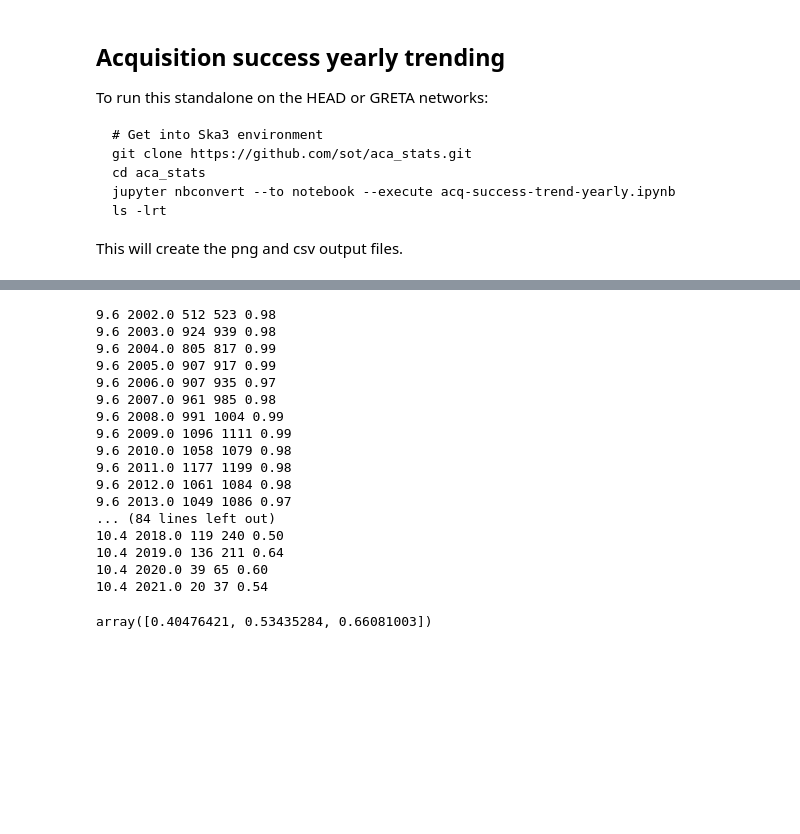
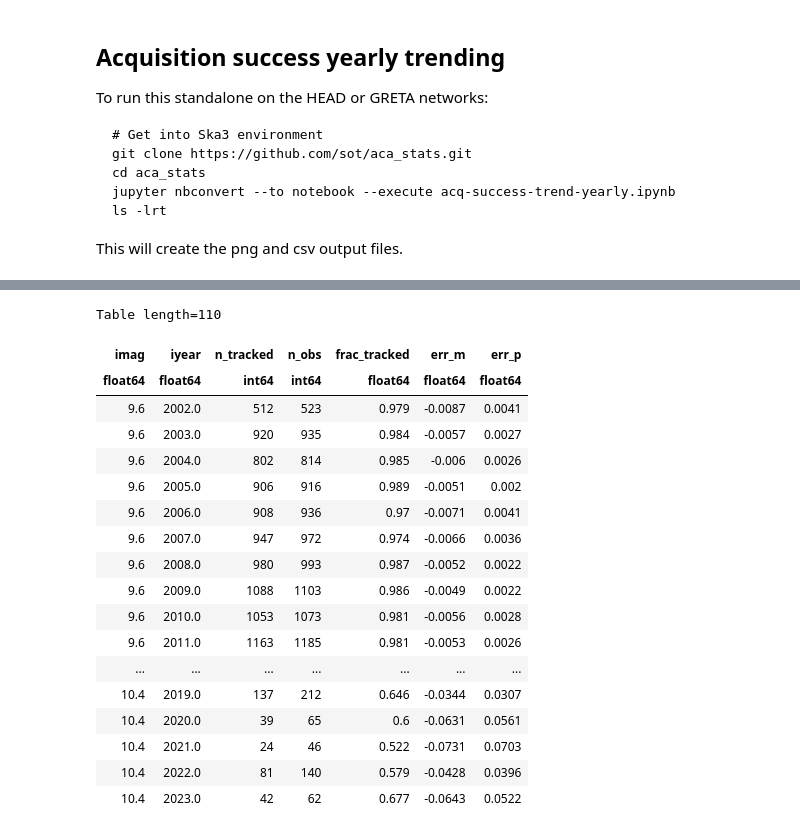
Before and after one commit to sot/aca_stats, a Jupyter notebook: acq-success-trend-yearly.ipynb, the cells around one changed output, grey strips where cells are left out. Cells and saved outputs as stored; diff of their text form; code cells hidden in the pictures; blank space fills up the shorter version.

```diff
--- a/acq-success-trend-yearly.ipynb
+++ b/acq-success-trend-yearly.ipynb
@@ -70,29 +70,45 @@ len(sg.groups)
-# %%
-for grp in sg.groups:
-    print(grp['imag'][0], grp['iyear'][0], np.sum(grp['star_tracked']), len(grp),
-          '{:.2f}'.format(np.sum(grp['star_tracked']) / len(grp)))
-# %% [output]
-9.6 2002.0 512 523 0.98
-9.6 2003.0 924 939 0.98
-9.6 2004.0 805 817 0.99
-9.6 2005.0 907 917 0.99
-9.6 2006.0 907 935 0.97
-9.6 2007.0 961 985 0.98
-9.6 2008.0 991 1004 0.99
-9.6 2009.0 1096 1111 0.99
-9.6 2010.0 1058 1079 0.98
-9.6 2011.0 1177 1199 0.98
-9.6 2012.0 1061 1084 0.98
-9.6 2013.0 1049 1086 0.97
-... (84 lines left out)
-10.4 2018.0 119 240 0.50
-10.4 2019.0 136 211 0.64
-10.4 2020.0 39 65 0.60
-10.4 2021.0 20 37 0.54
-# %%
-# This is the way to plot error bars, but they end up being too messy anyway.
-binom_ppf(7, 13, [0.16, 0.5, 0.84])
-# %% [output]
-array([0.40476421, 0.53435284, 0.66081003])
+# %%
+rows = []
+for grp in sg.groups:
+    n_tracked = np.sum(grp["star_tracked"])
+    n_obs = len(grp)
+    f_track = n_tracked / n_obs
+    err_m, err_p = binom_ppf(n_tracked, n_obs, [0.16, 0.84]) - f_track
+    row = (
+        grp["imag"][0],
+        grp["iyear"][0],
+        n_tracked,
+        n_obs,
+        f_track.round(3),
+        err_m.round(4),
+        err_p.round(4),
+    )
+    rows.append(row)
+sga = Table(
+    rows=rows,
+    names=["imag", "iyear", "n_tracked", "n_obs", "frac_tracked", "err_m", "err_p"],
+)
+# %%
+sga
+# %% [output]
+Table length=110
+| imag | iyear | n_tracked | n_obs | frac_tracked | err_m | err_p |
+| float64 | float64 | int64 | int64 | float64 | float64 | float64 |
+| 9.6 | 2002.0 | 512 | 523 | 0.979 | -0.0087 | 0.0041 |
+| 9.6 | 2003.0 | 920 | 935 | 0.984 | -0.0057 | 0.0027 |
+| 9.6 | 2004.0 | 802 | 814 | 0.985 | -0.006 | 0.0026 |
+| 9.6 | 2005.0 | 906 | 916 | 0.989 | -0.0051 | 0.002 |
+| 9.6 | 2006.0 | 908 | 936 | 0.97 | -0.0071 | 0.0041 |
+| 9.6 | 2007.0 | 947 | 972 | 0.974 | -0.0066 | 0.0036 |
+| 9.6 | 2008.0 | 980 | 993 | 0.987 | -0.0052 | 0.0022 |
+| 9.6 | 2009.0 | 1088 | 1103 | 0.986 | -0.0049 | 0.0022 |
+| 9.6 | 2010.0 | 1053 | 1073 | 0.981 | -0.0056 | 0.0028 |
+| 9.6 | 2011.0 | 1163 | 1185 | 0.981 | -0.0053 | 0.0026 |
+| ... | ... | ... | ... | ... | ... | ... |
+| 10.4 | 2019.0 | 137 | 212 | 0.646 | -0.0344 | 0.0307 |
+| 10.4 | 2020.0 | 39 | 65 | 0.6 | -0.0631 | 0.0561 |
+| 10.4 | 2021.0 | 24 | 46 | 0.522 | -0.0731 | 0.0703 |
+| 10.4 | 2022.0 | 81 | 140 | 0.579 | -0.0428 | 0.0396 |
+| 10.4 | 2023.0 | 42 | 62 | 0.677 | -0.0643 | 0.0522 |
 # %%
 # The mean of the star_tracked 0's and 1's is the tracking fraction.
```
Also changed, not shown: parts of 13 cells of this notebook.
